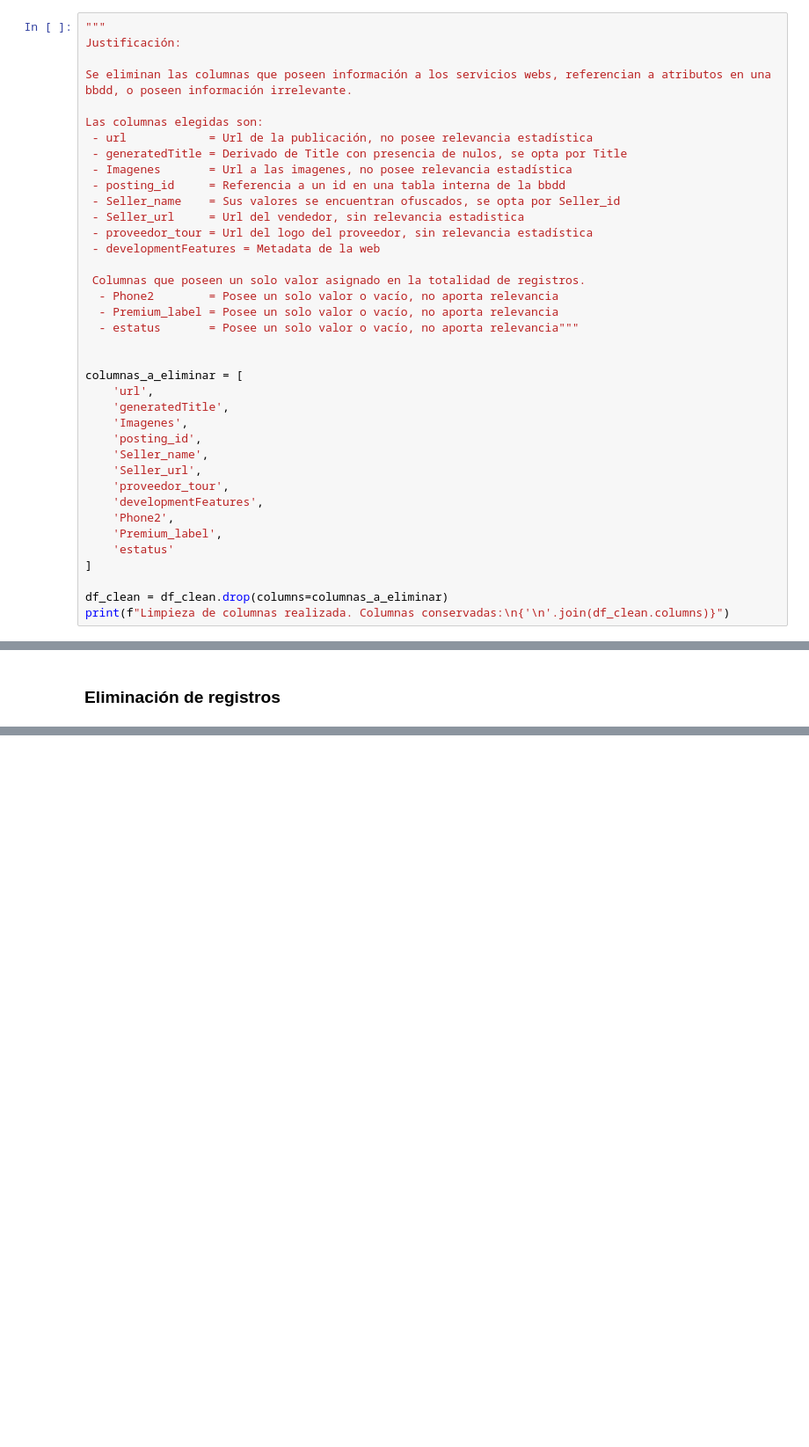
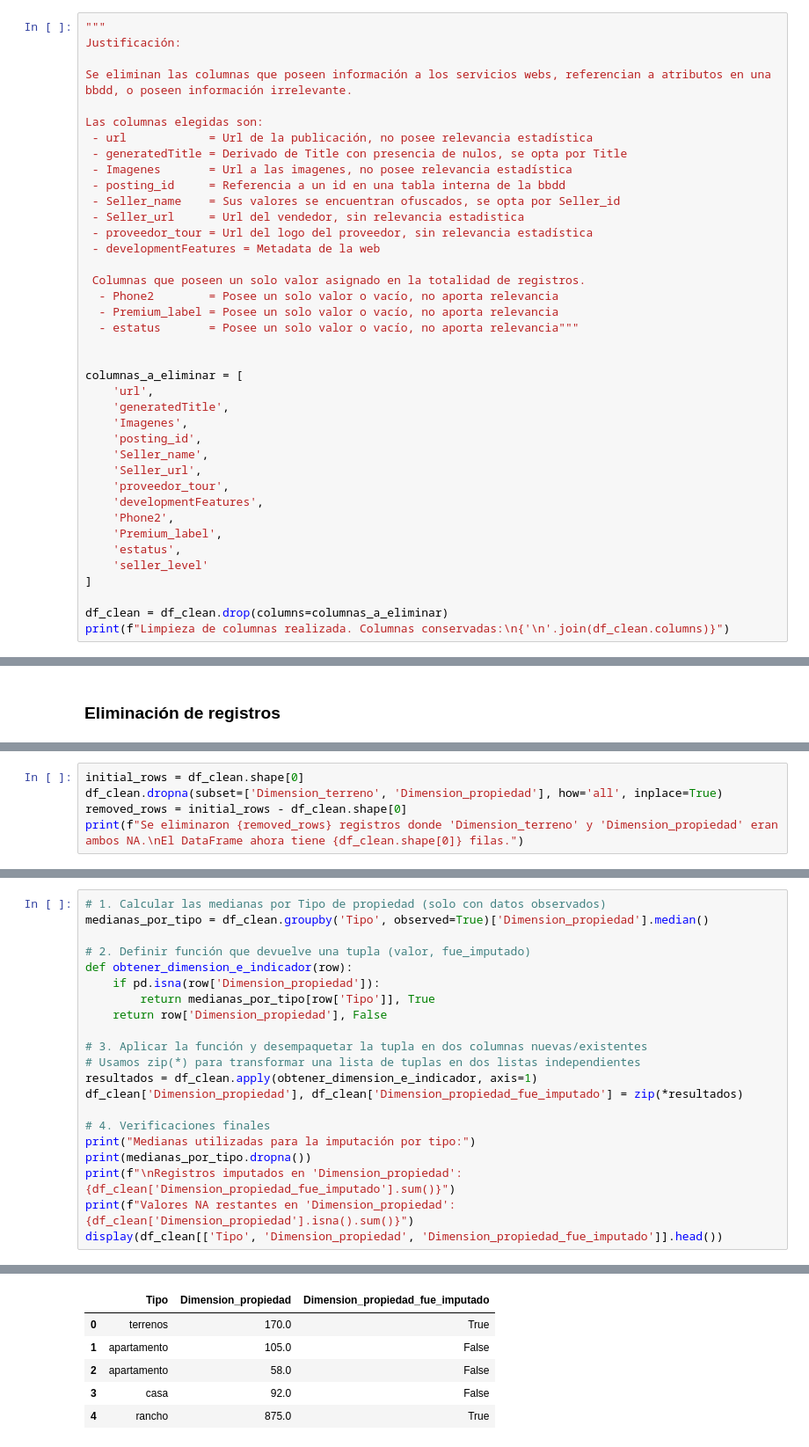
Before and after one commit to GomezMorales/TP_INTEGRADOR_CIENCIAS_DE_DATOS, a Jupyter notebook: TP_integrador_Ciencias_de_datos.ipynb, the cells around one changed output, grey strips where cells are left out. Shown at 88% size. Saved outputs shown, nothing was run; the diff lists cells and outputs as text; blank space fills up the shorter version.

Commit message:
Agregado de sugerencias para etapa2, ajustes en criterios de limpieza e imputación.

```diff
--- a/TP_integrador_Ciencias_de_datos.ipynb
+++ b/TP_integrador_Ciencias_de_datos.ipynb
@@ -322,7 +317,8 @@ columnas_a_eliminar = [
     'developmentFeatures',
     'Phone2',
     'Premium_label',
-    'estatus'
+    'estatus',
+    'seller_level'
 ]
 
 df_clean = df_clean.drop(columns=columnas_a_eliminar)
@@ -551,0 +478,5 @@ dtype: Float64
+# %%
+initial_rows = df_clean.shape[0]
+df_clean.dropna(subset=['Dimension_terreno', 'Dimension_propiedad'], how='all', inplace=True)
+removed_rows = initial_rows - df_clean.shape[0]
+print(f"Se eliminaron {removed_rows} registros donde 'Dimension_terreno' y 'Dimension_propiedad' eran ambos NA.\nEl DataFrame ahora tiene {df_clean.shape[0]} filas.")
@@ -551,0 +495,22 @@ dtype: Float64
+# %%
+# 1. Calcular las medianas por Tipo de propiedad (solo con datos observados)
+medianas_por_tipo = df_clean.groupby('Tipo', observed=True)['Dimension_propiedad'].median()
+
+# 2. Definir función que devuelve una tupla (valor, fue_imputado)
+def obtener_dimension_e_indicador(row):
+    if pd.isna(row['Dimension_propiedad']):
+        return medianas_por_tipo[row['Tipo']], True
+    return row['Dimension_propiedad'], False
+
+# 3. Aplicar la función y desempaquetar la tupla en dos columnas nuevas/existentes
+# Usamos zip(*) para transformar una lista de tuplas en dos listas independientes
+resultados = df_clean.apply(obtener_dimension_e_indicador, axis=1)
+df_clean['Dimension_propiedad'], df_clean['Dimension_propiedad_fue_imputado'] = zip(*resultados)
+
+# 4. Verificaciones finales
+print("Medianas utilizadas para la imputación por tipo:")
+print(medianas_por_tipo.dropna())
+print(f"\nRegistros imputados en 'Dimension_propiedad': {df_clean['Dimension_propiedad_fue_imputado'].sum()}")
+print(f"Valores NA restantes en 'Dimension_propiedad': {df_clean['Dimension_propiedad'].isna().sum()}")
+display(df_clean[['Tipo', 'Dimension_propiedad', 'Dimension_propiedad_fue_imputado']].head())
+# %% [output]
@@ -551,0 +537,6 @@ dtype: Float64
+|  | Tipo | Dimension_propiedad | Dimension_propiedad_fue_imputado |
+| 0 | terrenos | 170.0 | True |
+| 1 | apartamento | 105.0 | False |
+| 2 | apartamento | 58.0 | False |
+| 3 | casa | 92.0 | False |
+| 4 | rancho | 875.0 | True |
```
Also changed, not shown: parts of 47 cells of this notebook.
